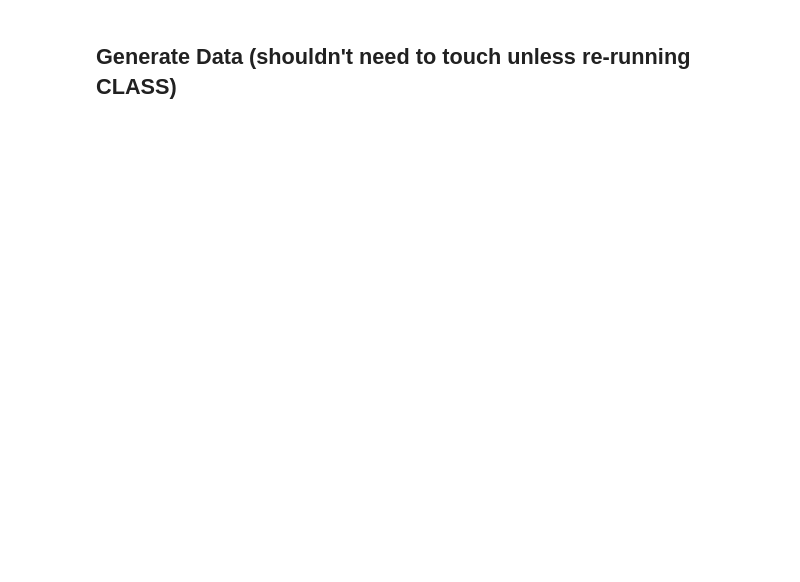
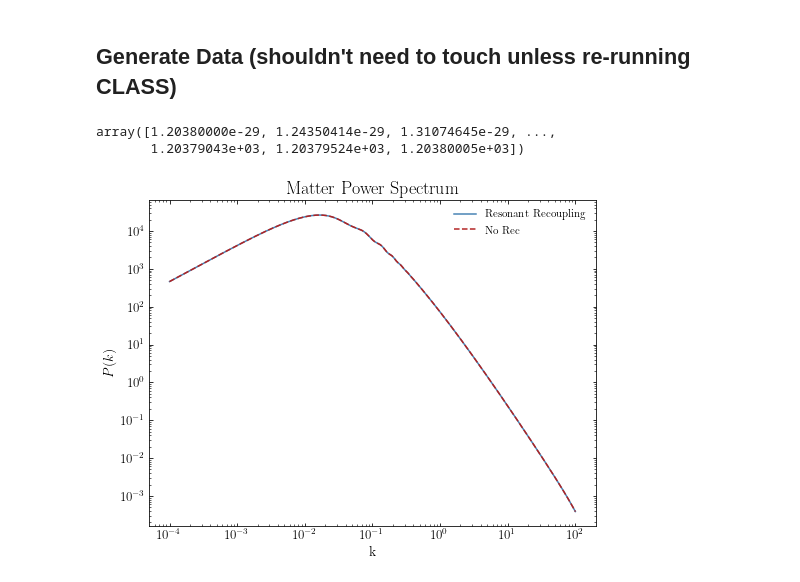
Before and after one commit to NolanSmyth/class_recoupling, a Jupyter notebook: res_recoupling.ipynb, the cells around one changed output. Saved outputs shown, nothing was run; the diff lists cells and outputs as text; code cells hidden in the pictures; blank space fills up the shorter version.

```diff
--- a/res_recoupling.ipynb
+++ b/res_recoupling.ipynb
@@ -479,3 +238,31 @@ for A_rec in A_recs:
+# %%
+resPk = getPk(cos)
+# %%
+idrNoRec = Class()
+idrNoRec.set(commonset)
+idrNoRec.set(idrset)
+
+idrNoRec.compute()
+
+noRecPk = getPk(idrNoRec)
+# %%
+cos.get_thermodynamics()['dmu_idm_dr']
+# %% [output]
+array([1.20380000e-29, 1.24350414e-29, 1.31074645e-29, ...,
+       1.20379043e+03, 1.20379524e+03, 1.20380005e+03])
+# %%
+plt.plot(kk, resPk, label='Resonant Recoupling')
+plt.plot(kk,noRecPk, '--', label='No Rec')
+plt.yscale('log')
+plt.xscale('log')
+plt.xlabel('k')
+plt.ylabel('$P(k)$')
+plt.title('Matter Power Spectrum')
+# plt.xlim(1,1e2)
+plt.legend()
+plt.show()
+# %% [output]
+[figure, added]
 # %%
 LambdaCDM = Class()
 LambdaCDM.set(commonset)
```
Also changed, not shown: parts of 21 cells of this notebook, 6 other files.
